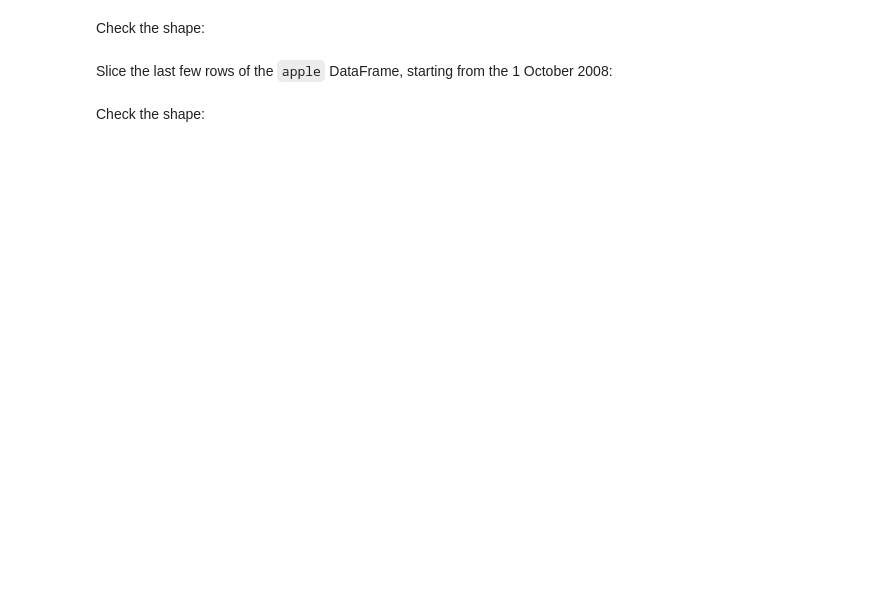
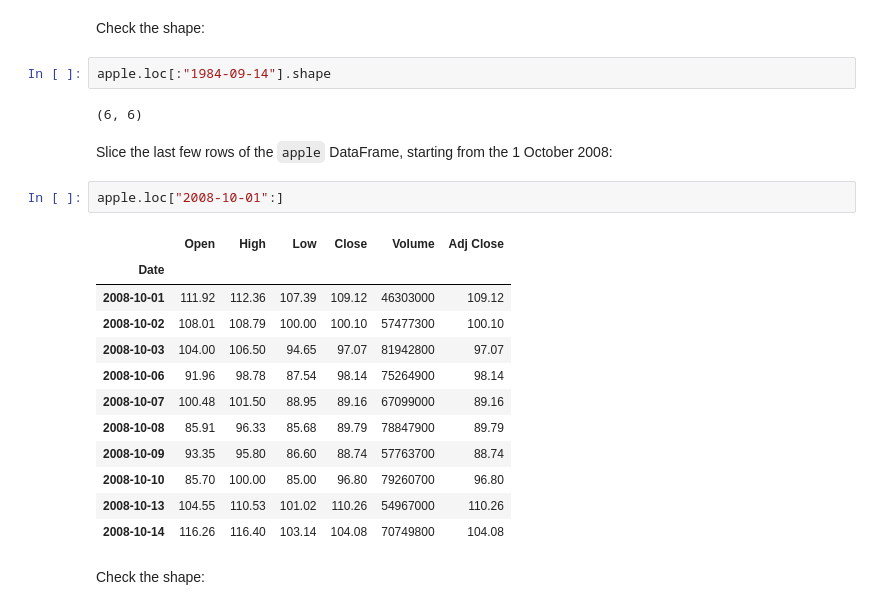
Before and after one commit to beajmnz/IEDSbootcamp, a Jupyter notebook: exercises/10 - Pandas/E - Indexing DataFrames (loc, iloc, at, iat).ipynb, the cells around one changed output. Saved outputs shown, nothing was run; the diff lists cells and outputs as text; blank space fills up the shorter version.

```diff
--- a/exercises/10 - Pandas/E - Indexing DataFrames (loc, iloc, at, iat).ipynb
+++ b/exercises/10 - Pandas/E - Indexing DataFrames (loc, iloc, at, iat).ipynb
@@ -193,6 +461,25 @@ Slice the first few rows of the `apple` DataFrame until the 14 September 1984 in
 # %% [markdown]
 Check the shape:
+# %%
+apple.loc[:"1984-09-14"].shape
+# %% [output]
+(6, 6)
 # %% [markdown]
 Slice the last few rows of the `apple` DataFrame, starting from the 1 October 2008:
+# %%
+apple.loc["2008-10-01":]
+# %% [output]
+|  | Open | High | Low | Close | Volume | Adj Close |
+| Date |  |  |  |  |  |  |
+| 2008-10-01 | 111.92 | 112.36 | 107.39 | 109.12 | 46303000 | 109.12 |
+| 2008-10-02 | 108.01 | 108.79 | 100.00 | 100.10 | 57477300 | 100.10 |
+| 2008-10-03 | 104.00 | 106.50 | 94.65 | 97.07 | 81942800 | 97.07 |
+| 2008-10-06 | 91.96 | 98.78 | 87.54 | 98.14 | 75264900 | 98.14 |
+| 2008-10-07 | 100.48 | 101.50 | 88.95 | 89.16 | 67099000 | 89.16 |
+| 2008-10-08 | 85.91 | 96.33 | 85.68 | 89.79 | 78847900 | 89.79 |
+| 2008-10-09 | 93.35 | 95.80 | 86.60 | 88.74 | 57763700 | 88.74 |
+| 2008-10-10 | 85.70 | 100.00 | 85.00 | 96.80 | 79260700 | 96.80 |
+| 2008-10-13 | 104.55 | 110.53 | 101.02 | 110.26 | 54967000 | 110.26 |
+| 2008-10-14 | 116.26 | 116.40 | 103.14 | 104.08 | 70749800 | 104.08 |
 # %% [markdown]
 Check the shape:
```
Also changed, not shown: parts of 110 cells of this notebook, 8 other files.
